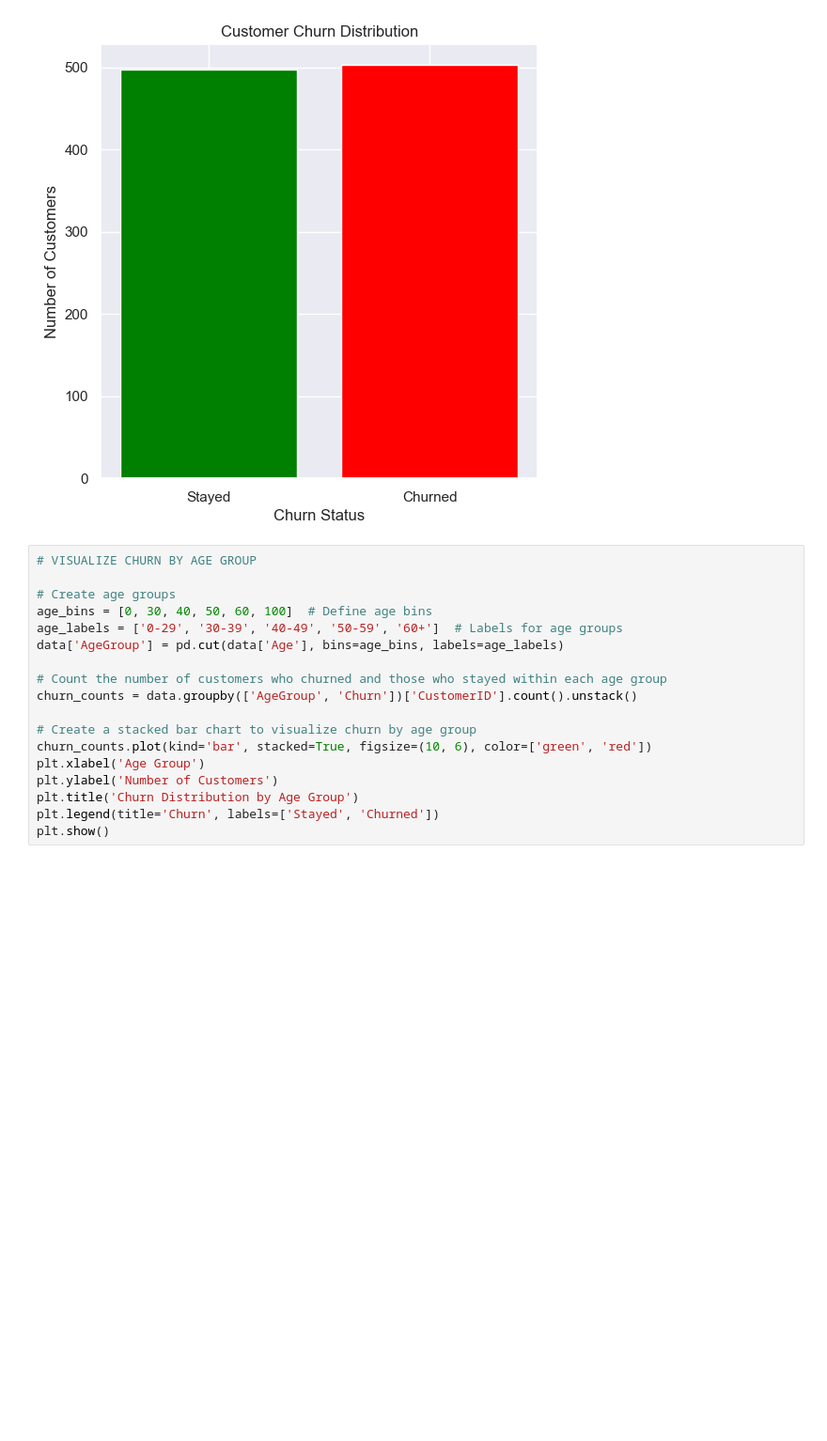
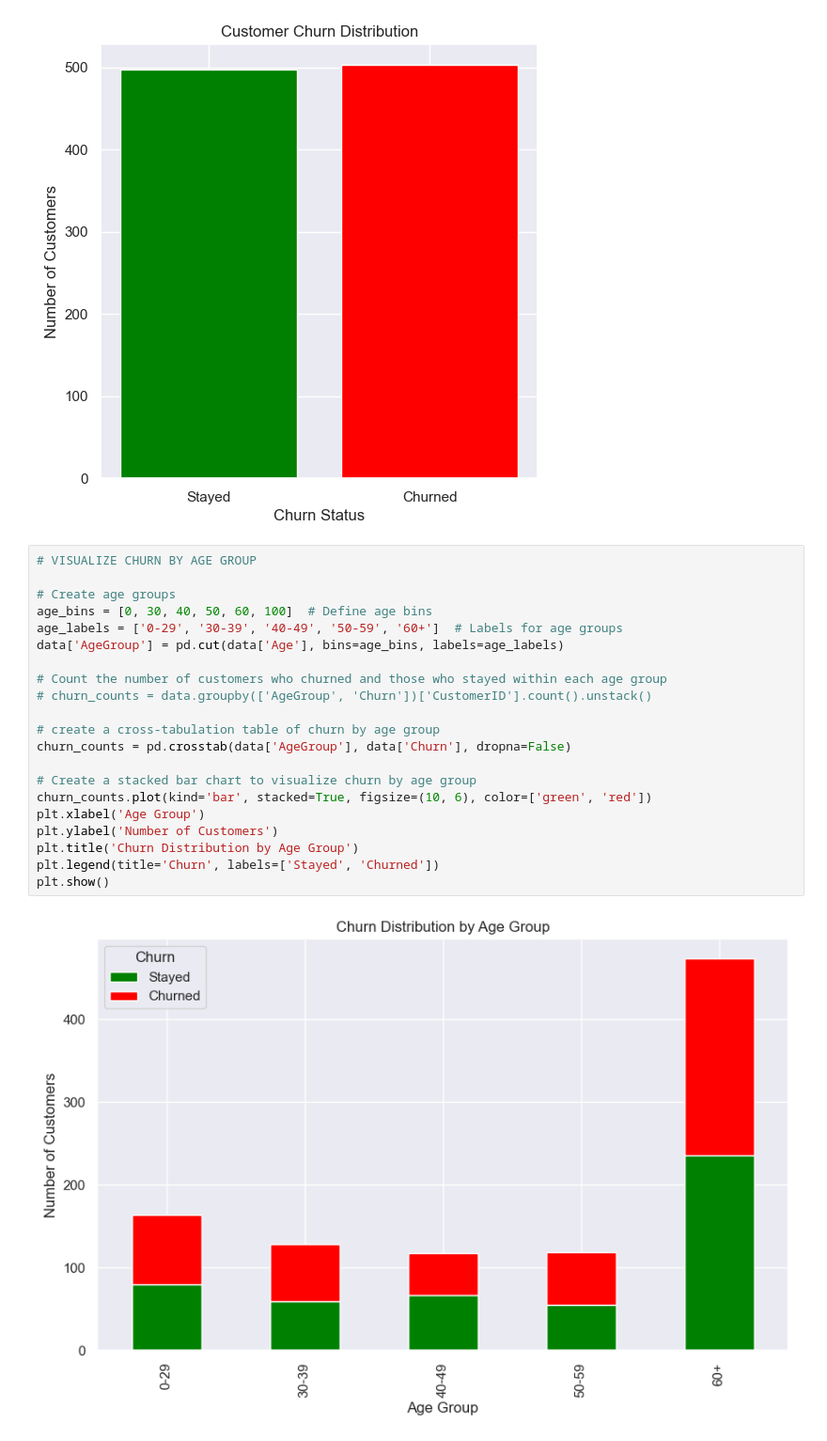
Before and after one commit to OtaraAlex/Customer-Churn_Prediction, a Jupyter notebook: customer_churn.ipynb, the cells around one changed output. Shown at 94% size. Drawn from its saved outputs; the diff is of its cells as text; blank space fills up the shorter version.

Commit message:
show churn distribution by age group

```diff
--- a/customer_churn.ipynb
+++ b/customer_churn.ipynb
@@ -73,18 +73,23 @@ plt.show()
 # %%
 # VISUALIZE CHURN BY AGE GROUP
 
 # Create age groups
 age_bins = [0, 30, 40, 50, 60, 100]  # Define age bins
 age_labels = ['0-29', '30-39', '40-49', '50-59', '60+']  # Labels for age groups
 data['AgeGroup'] = pd.cut(data['Age'], bins=age_bins, labels=age_labels)
 
 # Count the number of customers who churned and those who stayed within each age group
-churn_counts = data.groupby(['AgeGroup', 'Churn'])['CustomerID'].count().unstack()
+# churn_counts = data.groupby(['AgeGroup', 'Churn'])['CustomerID'].count().unstack()
+
+# create a cross-tabulation table of churn by age group
+churn_counts = pd.crosstab(data['AgeGroup'], data['Churn'], dropna=False)
 
 # Create a stacked bar chart to visualize churn by age group
 churn_counts.plot(kind='bar', stacked=True, figsize=(10, 6), color=['green', 'red'])
 plt.xlabel('Age Group')
 plt.ylabel('Number of Customers')
 plt.title('Churn Distribution by Age Group')
 plt.legend(title='Churn', labels=['Stayed', 'Churned'])
 plt.show()
+# %% [output]
+[figure, added]
```
